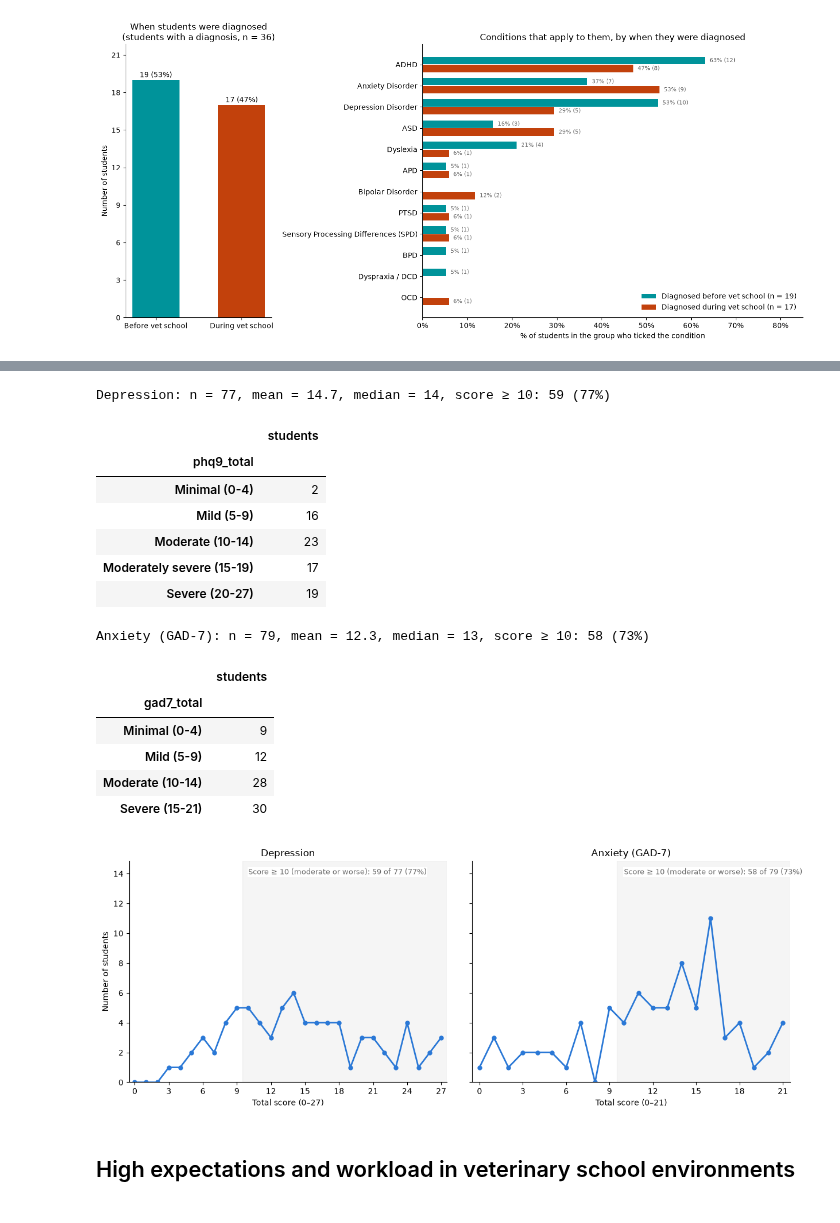
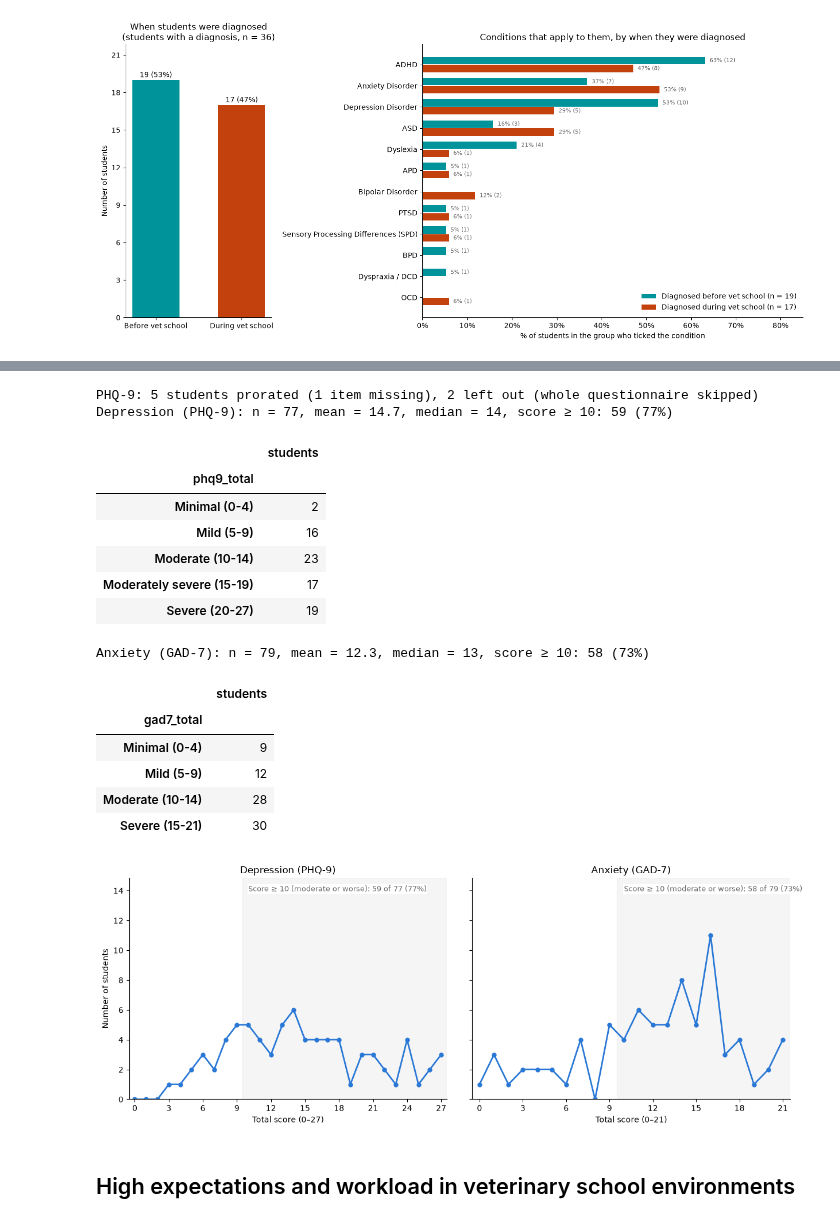
Before and after one commit to CarlaOnate/data-analysis-mental-health-veterinary-medicine-thesis, a Jupyter notebook: eba.ipynb, the cells around one changed output, grey strips where cells are left out. Drawn from its saved outputs; the diff is of its cells as text; code cells hidden in the pictures.

```diff
--- a/eba.ipynb
+++ b/eba.ipynb
@@ -276,12 +507,12 @@ Two students skipped the whole PHQ-9, so the depression graph shows 77 students
 # %%
-PHQ9_COLS = [str(c) for c in range(70, 79)]  # depression items, each 0-3
-GAD7_COLS = [str(c) for c in range(79, 86)]  # anxiety items, each 0-3
-
 def screening_total(items):
     # Prorate when at most one item is missing; otherwise leave the score empty
     answered = items.notna().sum(axis=1)
     total = items.mean(axis=1) * items.shape[1]
     return total.where(answered >= items.shape[1] - 1).round()
+
+print(f"PHQ-9: {(df[PHQ9_COLS].isna().sum(axis=1) == 1).sum()} students prorated (1 item missing), "
+      f"{(df[PHQ9_COLS].isna().sum(axis=1) > 1).sum()} left out (whole questionnaire skipped)")
 
 df["phq9_total"] = screening_total(df[PHQ9_COLS])
 df["gad7_total"] = screening_total(df[GAD7_COLS])
@@ -290,7 +521,7 @@ PHQ9_BANDS = ([-1, 4, 9, 14, 19, 27], ["Minimal (0-4)", "Mild (5-9)", "Moderate
 GAD7_BANDS = ([-1, 4, 9, 14, 21], ["Minimal (0-4)", "Mild (5-9)", "Moderate (10-14)", "Severe (15-21)"])
 
 screenings = [
-    ("Depression", "phq9_total", 27, PHQ9_BANDS),
+    ("Depression (PHQ-9)", "phq9_total", 27, PHQ9_BANDS),
     ("Anxiety (GAD-7)", "gad7_total", 21, GAD7_BANDS),
 ]
 
@@ -312,35 +543,36 @@ for ax, (name, col, max_score, (bins, labels)) in zip(axes, screenings):
     ax.axvspan(9.5, max_score + 0.5, color="grey", alpha=0.08)
     ax.text(10, y_max * 0.94, f"Score ≥ 10 (moderate or worse): {positive} of {n} ({positive / n:.0%})",
             fontsize=9, color="dimgrey", bbox=dict(facecolor="white", edgecolor="none", pad=1))
     ax.plot(counts.index, counts.values, color=ND_COLOR, linewidth=2, marker="o", markersize=5)
 
     ax.set_title(name)
     ax.set_xlabel(f"Total score (0–{max_score})")
     ax.set_xticks(range(0, max_score + 1, 3))
     ax.set_xlim(-0.5, max_score + 0.5)
     ax.set_ylim(0, y_max)
     ax.spines[["top", "right"]].set_visible(False)
 
 axes[0].set_ylabel("Number of students")
 plt.tight_layout()
 plt.show()
 # %% [output]
-Depression: n = 77, mean = 14.7, median = 14, score ≥ 10: 59 (77%)
+PHQ-9: 5 students prorated (1 item missing), 2 left out (whole questionnaire skipped)
+Depression (PHQ-9): n = 77, mean = 14.7, median = 14, score ≥ 10: 59 (77%)
 |  | students |
 | phq9_total |  |
 | Minimal (0-4) | 2 |
 | Mild (5-9) | 16 |
 | Moderate (10-14) | 23 |
 | Moderately severe (15-19) | 17 |
 | Severe (20-27) | 19 |
 Anxiety (GAD-7): n = 79, mean = 12.3, median = 13, score ≥ 10: 58 (73%)
 |  | students |
 | gad7_total |  |
 | Minimal (0-4) | 9 |
 | Mild (5-9) | 12 |
 | Moderate (10-14) | 28 |
 | Severe (15-21) | 30 |
-[figure, old version]
+[figure, new version]
 # %% [markdown]
 ## High expectations and workload in veterinary school environments
 # %% [markdown]
```
Also changed, not shown: parts of 49 cells of this notebook, 1 other file.
